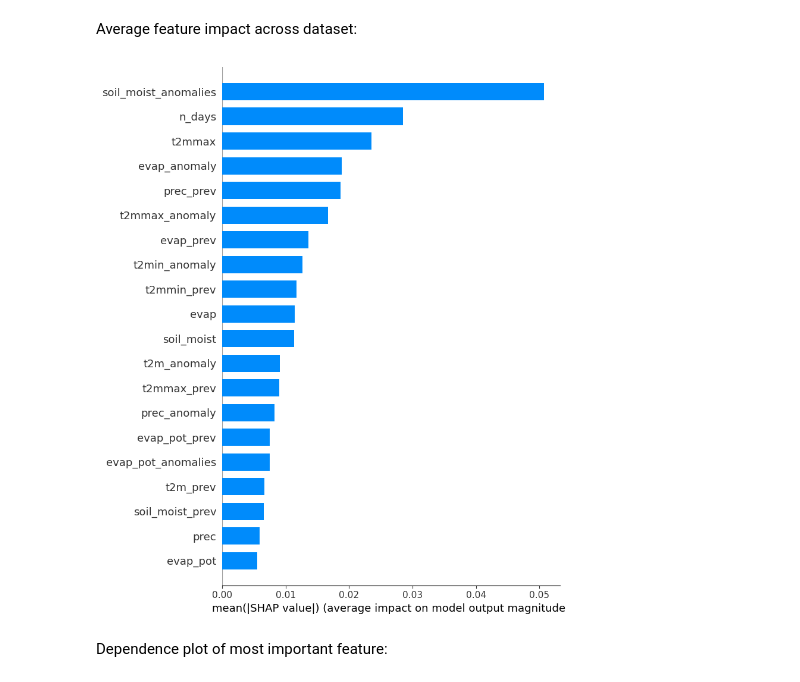
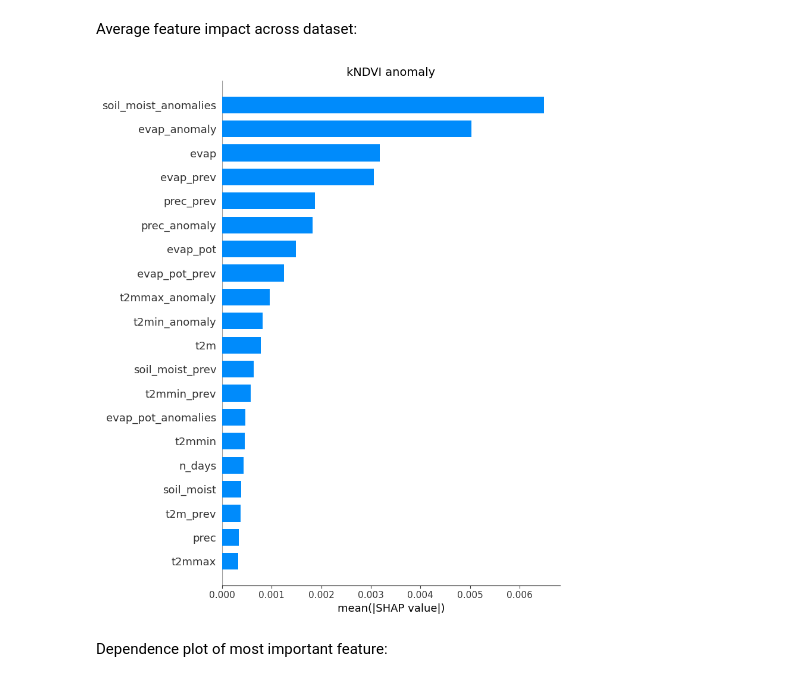
Before and after one commit to bgrandt/masters_thesis, a Jupyter notebook: 5_modeling.ipynb, the cells around one changed output. Cells and saved outputs as stored; diff of their text form; code cells hidden in the pictures.

```diff
--- a/5_modeling.ipynb
+++ b/5_modeling.ipynb
@@ -25,10 +26,7 @@ import shap
 ## Prepare data for model
 # %%
 # Load prepared data
-df = pd.read_csv('data/output/09_29.csv')
-
-# Rename unnamed columns (only needed with csv from 29.09.)
-df = df.rename(columns={'Unnamed: 1': 'veg_class'}) #TODO: can be deleted once i have rerun analysis execution
+df = pd.read_csv('data/output/10_14.csv')
 # %%
 df
 # %% [output]
@@ -79,18 +77,18 @@ uneven class distributions -> stratified train-test-split required
 # Split into features and targets
 X = df.drop(['other_events', 'vpre', 'vdist', 'vpost', 'resilience', 'resistance',
        'recovery', 'n_days_vdist', 'kndvi_anomaly_strength',
-       'kndvi_anomaly_strength_day', 'veg_class', 'event_label'], axis=1)
+       'kndvi_anomaly_strength_average', 'veg_class', 'event_label', 'recovery_dep'], axis=1)
 
 y_resl = df['resilience']
 y_rest = df['resistance']
 y_rec = df['recovery']
-y_anom = df['kndvi_anomaly_strength']
+y_anom = df['kndvi_anomaly_strength_average']
 
 # Split into train and test set
-X_train_resl, X_test_resl, y_train_resl, y_test_resl = train_test_split(X, y_resl, test_size=0.1, random_state=123, stratify=df['veg_class']) # Resilience
-X_train_rest, X_test_rest, y_train_rest, y_test_rest = train_test_split(X, y_rest, test_size=0.1, random_state=123, stratify=df['veg_class']) # Resistance
-X_train_rec, X_test_rec, y_train_rec, y_test_rec = train_test_split(X, y_rec, test_size=0.1, random_state=123, stratify=df['veg_class']) # Recovery
-X_train_anom, X_test_anom, y_train_anom, y_test_anom = train_test_split(X, y_anom, test_size=0.1, random_state=123, stratify=df['veg_class']) # Anomaly strength
+X_train_resl, X_test_resl, y_train_resl, y_test_resl = train_test_split(X, y_resl, test_size=0.2, random_state=123, stratify=df['veg_class']) # Resilience
+X_train_rest, X_test_rest, y_train_rest, y_test_rest = train_test_split(X, y_rest, test_size=0.2, random_state=123, stratify=df['veg_class']) # Resistance
+X_train_rec, X_test_rec, y_train_rec, y_test_rec = train_test_split(X, y_rec, test_size=0.2, random_state=123, stratify=df['veg_class']) # Recovery
+X_train_anom, X_test_anom, y_train_anom, y_test_anom = train_test_split(X, y_anom, test_size=0.2, random_state=123, stratify=df['veg_class']) # Anomaly strength
 # %% [markdown]
 **One out of ten rule:** I need at least 230 observations without vegetation class and 400 with vegetation classes one-hot encoded.
 Maybe use vegetation class only for stratified train-test-split.
@@ -121,2 +121,14 @@ space = {
+# %%
+# Example revised hyperparameter bounds
+space = {
+    'eta': hp.loguniform('eta', np.log(0.01), np.log(0.1)),
+    'gamma': hp.uniform('gamma', 0, 5),
+    'max_depth': hp.quniform('max_depth', 2, 6, 1),
+    'min_child_weight': hp.loguniform('min_child_weight', np.log(1), np.log(20)),
+    'subsample': hp.uniform('subsample', 0.6, 1),
+    'colsample_bytree': hp.uniform('colsample_bytree', 0.6, 1),
+    'alpha': hp.loguniform('alpha', np.log(0.1), np.log(10)),
+    'reg_lambda': hp.loguniform('reg_lambda', np.log(0.1), np.log(10))
+}
 # %% [markdown]
 ### Resilience
@@ -403,7 +431,8 @@ def objective_cv_anom(space):
     min_child_weight=int(space['min_child_weight']),
     subsample=space['subsample'],
     colsample_bytree=space['colsample_bytree'],
-    alpha=space['alpha']
+    alpha=space['alpha'],
+    n_estimators=1000
 )
 
     # Perform cross-validation
@@ -422,7 +451,7 @@ best_hyperparams_anom = fmin(
     fn = objective_cv_anom,
     space=space,
     algo = tpe.suggest,
-    max_evals = 1000,
+    max_evals = 600,
     trials = trials,
     rstate = np.random.default_rng(123)
 )
@@ -580,9 +677,17 @@ shap.summary_plot(shap_values_anom, X_test_anom)
 # %% [markdown]
 Average feature impact across dataset:
 # %%
-shap.summary_plot(shap_values_anom, X_test_anom, plot_type="bar")
+shap.summary_plot(shap_values_anom, X_test_anom, plot_type="bar", show=False)
+
+# Get current axis and add a title
+plt.title("kNDVI anomaly", fontsize=14)
+plt.xlabel('mean(|SHAP value|)')
+
+# Adjust layout and display
+plt.tight_layout()
+plt.show()
 # %% [output]
-[figure, old version]
+[figure, new version]
 # %% [markdown]
 Dependence plot of most important feature:
 # %%
```
Also changed, not shown: parts of 47 cells of this notebook, 6 other files.
